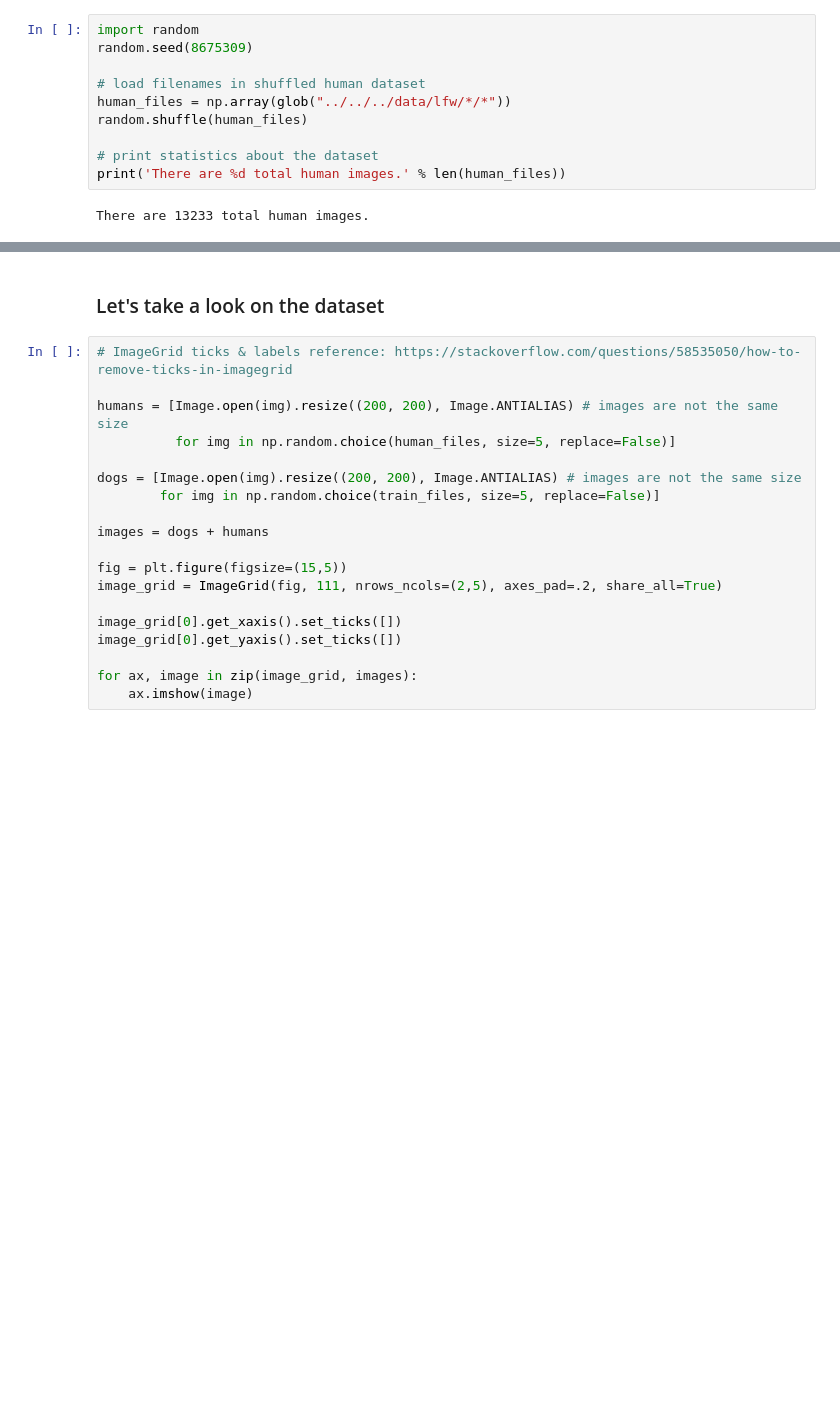
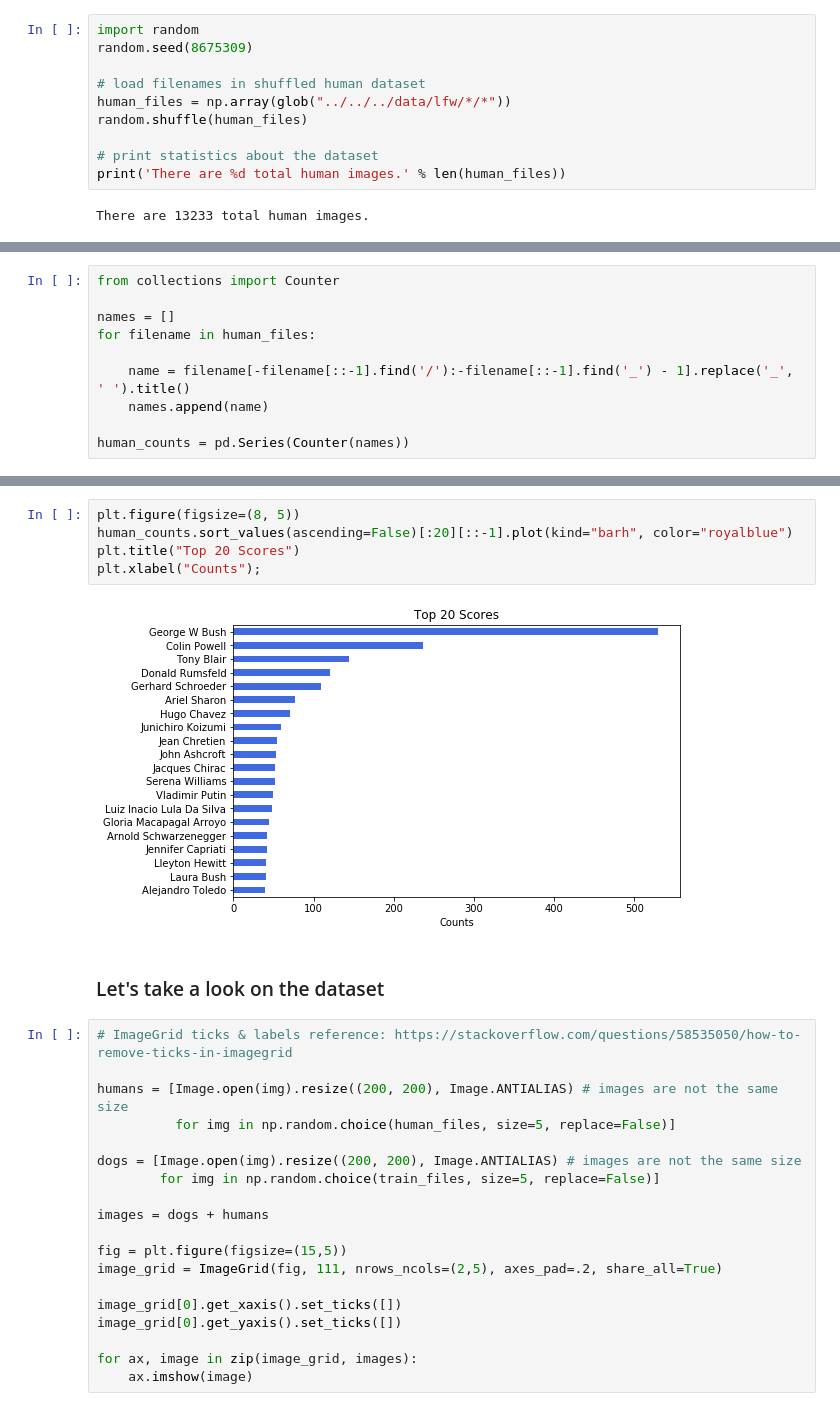
Before and after one commit to gustaph/dog-breed-classification, a Jupyter notebook: udacity-workspace/dog_app.ipynb, the cells around one changed output, grey strips where cells are left out. Drawn from its saved outputs; the diff is of its cells as text; blank space fills up the shorter version.

```diff
--- a/udacity-workspace/dog_app.ipynb
+++ b/udacity-workspace/dog_app.ipynb
@@ -117,0 +189,10 @@ There are 13233 total human images.
+# %%
+from collections import Counter
+
+names = []
+for filename in human_files:
+
+    name = filename[-filename[::-1].find('/'):-filename[::-1].find('_') - 1].replace('_', ' ').title()
+    names.append(name)
+
+human_counts = pd.Series(Counter(names))
@@ -118,3 +211,10 @@ There are 13233 total human images.
+# %%
+plt.figure(figsize=(8, 5))
+human_counts.sort_values(ascending=False)[:20][::-1].plot(kind="barh", color="royalblue")
+plt.title("Top 20 Scores")
+plt.xlabel("Counts");
+# %% [output]
+[figure, added]
 # %% [markdown]
 ### Let's take a look on the dataset
 # %%
```
Also changed, not shown: parts of 24 cells of this notebook, 1 other file.
